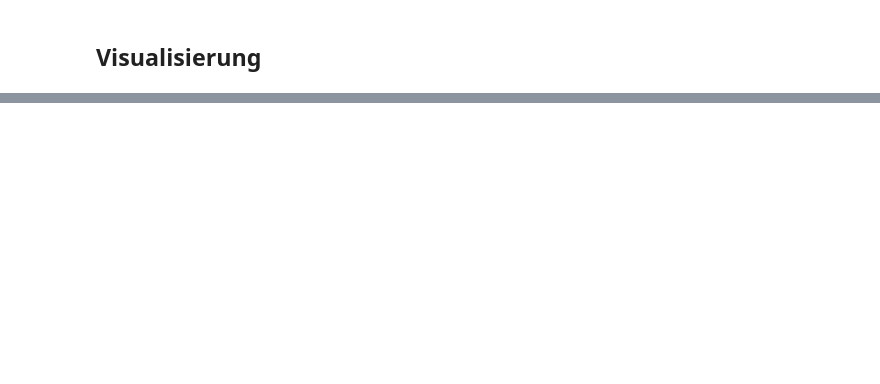
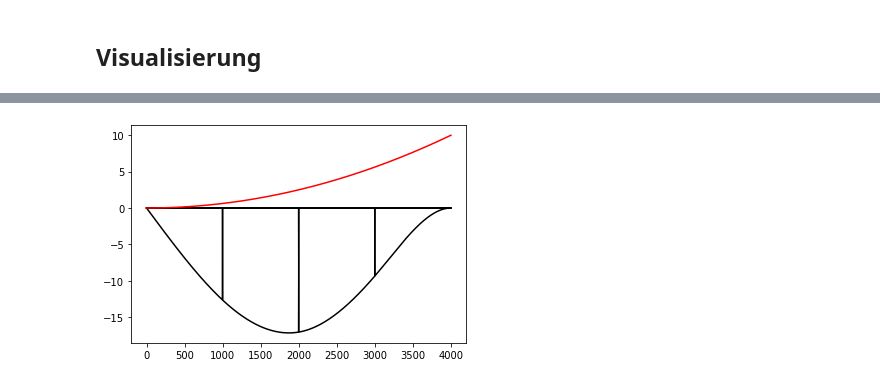
Before and after one commit to montiMech/montiFEM, a Jupyter notebook: montiFEM.ipynb, the cells around one changed output, grey strips where cells are left out. Cells and saved outputs as stored; diff of their text form; code cells hidden in the pictures; blank space fills up the shorter version.

```diff
--- a/montiFEM.ipynb
+++ b/montiFEM.ipynb
@@ -308,6 +347,9 @@ Die Zeilen beschreiben Elemente und die vier Spalten beschreiben die lokalen Fre
 # %%
+from keyClasses import *
+import numpy
+
 def assemble(T,k,f,nr_elements):
-    """input: coincidence Table, ESM, ELV, number of elements"""
+    """input: coincidence Table, ESM, ELVs, number of elements"""
     DoF = numpy.amax(T)+1      # anzahl globaler freiheitsgrade
     K = numpy.zeros((DoF,DoF)) # matrix [nxn]
     F = numpy.zeros((DoF,1))   # spaltenvektor [nx1]
@@ -321,13 +363,17 @@ def assemble(T,k,f,nr_elements):
 
         for f_index in range(4):
             j = T[element,f_index]
-            F[j,0] += f[f_index,0]
+            F[j,0] += f[f_index, element]
 
     return K, F
 
 K, F = assemble(T,k,f,nr_elements)
 
-print("Gesamtsteifigkeitsmatrix:")
-print("--------------------")
+print("Gesamtsteifigkeitsmatrix K :")
+print("----------------------------")
 print(K)
+print("              ")
+print("Lastvektor F :")
+print("--------------")
+print(F)
 # %% [output]
@@ -428,0 +533,27 @@ print(U)
+# %%
+from keyClasses import *
+import numpy
+from numpy import sin
+
+x = linspace(0,L_,1000)
+
+
+def pieces( boundary, element, elementLength, x):
+    p = element*2
+    if (elementLength * element) <= x <= (elementLength * element + elementLength) :
+        xi = x - elementLength * element
+        w = (h0(xi,l_)*boundary[0+p] + h1(xi,l_)*boundary[1+p] + h2(xi,l_)*boundary[2+p] + h3(xi,l_)*boundary[3+p])
+        return w
+    else:
+        return 0.0
+
+y = numpy.zeros(len(x))
+for element in range(nr_elements):
+    for i in range(len(x)):
+        y[i] =  pieces( U, element, l_, x[i])
+    plt.plot(x,y,'k')
+
+plt.plot(x,-q(x,q0_,L_),'r')
+plt.show()
+# %% [output]
+[figure, added]
```
Also changed, not shown: parts of 26 cells of this notebook, 1 other file.
